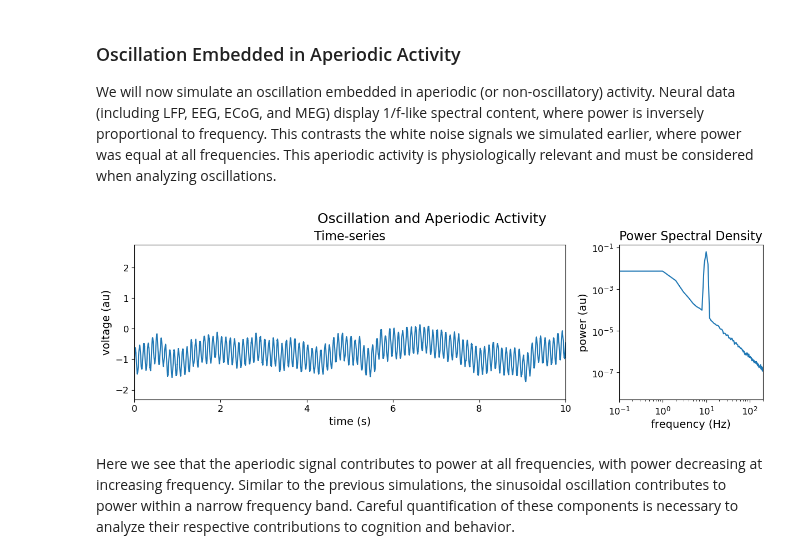
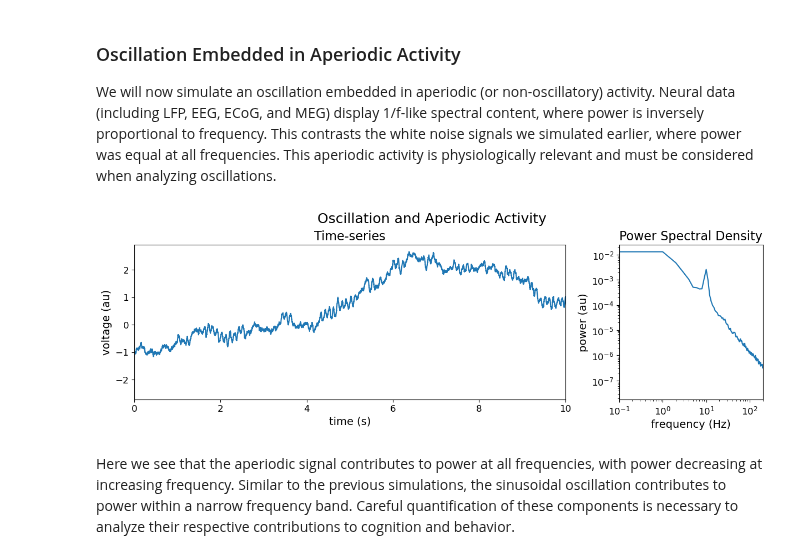
Before and after one commit to voytekresearch/spr, a Jupyter notebook: tutorials/00_dsp_and_sims/00_dsp_and_sims.ipynb, the cells around one changed output. Cells and saved outputs as stored; diff of their text form; code cells hidden in the pictures.

Commit message:
update final sim
make oscillation bursty
adjust component variances

```diff
--- a/tutorials/00_dsp_and_sims/00_dsp_and_sims.ipynb
+++ b/tutorials/00_dsp_and_sims/00_dsp_and_sims.ipynb
@@ -225,20 +225,20 @@ Here we see that the non-oscillatory nature of our signal introduces harmonics i
 We will now simulate an oscillation embedded in aperiodic (or non-oscillatory) activity. Neural data (including LFP, EEG, ECoG, and MEG) display 1/f-like spectral content, where power is inversely proportional to frequency. This contrasts the white noise signals we simulated earlier, where power was equal at all frequencies. This aperiodic activity is physiologically relevant and must be considered when analyzing oscillations.
 # %%
 # settings
-sim_components = {'sim_oscillation': {'freq' : 10},
+sim_components = {'sim_bursty_oscillation': {'freq' : 10},
                   'sim_powerlaw': {'exponent' : -2}} # aperiodic exponent (spectral slope)
 # %%
 # simulate a sinusoidal oscillation embedded in aperiodic activty
-signal_comb =  sim.sim_combined(n_seconds=N_SECONDS, fs=FS, components=sim_components, component_variances=[1,10])
+signal_comb =  sim.sim_combined(n_seconds=N_SECONDS, fs=FS, components=sim_components, component_variances=[1,100])
 
 # compute power spectrum
 _, psd_comb = spectral.compute_spectrum(signal_comb, FS)
 
 # plot
 plot_signal_and_power(time, signal_comb, freq, psd_comb,
     title='Oscillation and Aperiodic Activity',
     logscale=True, xlims=[0,10])
 # %% [output]
-[figure, old version]
+[figure, new version]
 # %% [markdown]
 Here we see that the aperiodic signal contributes to power at all frequencies, with power decreasing at increasing frequency. Similar to the previous simulations, the sinusoidal oscillation contributes to power within a narrow frequency band. Careful quantification of these components is necessary to analyze their respective contributions to cognition and behavior.
```
